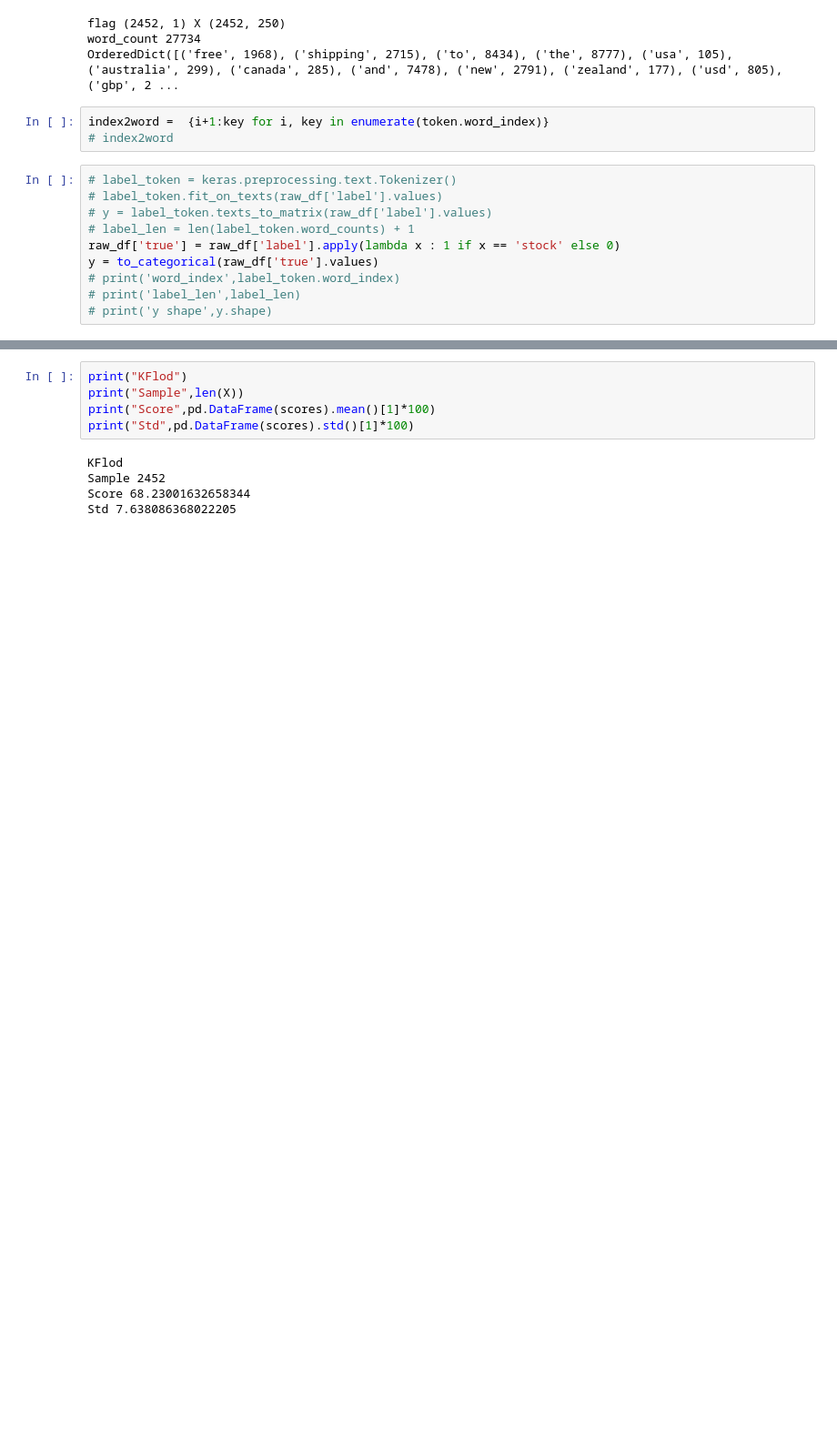
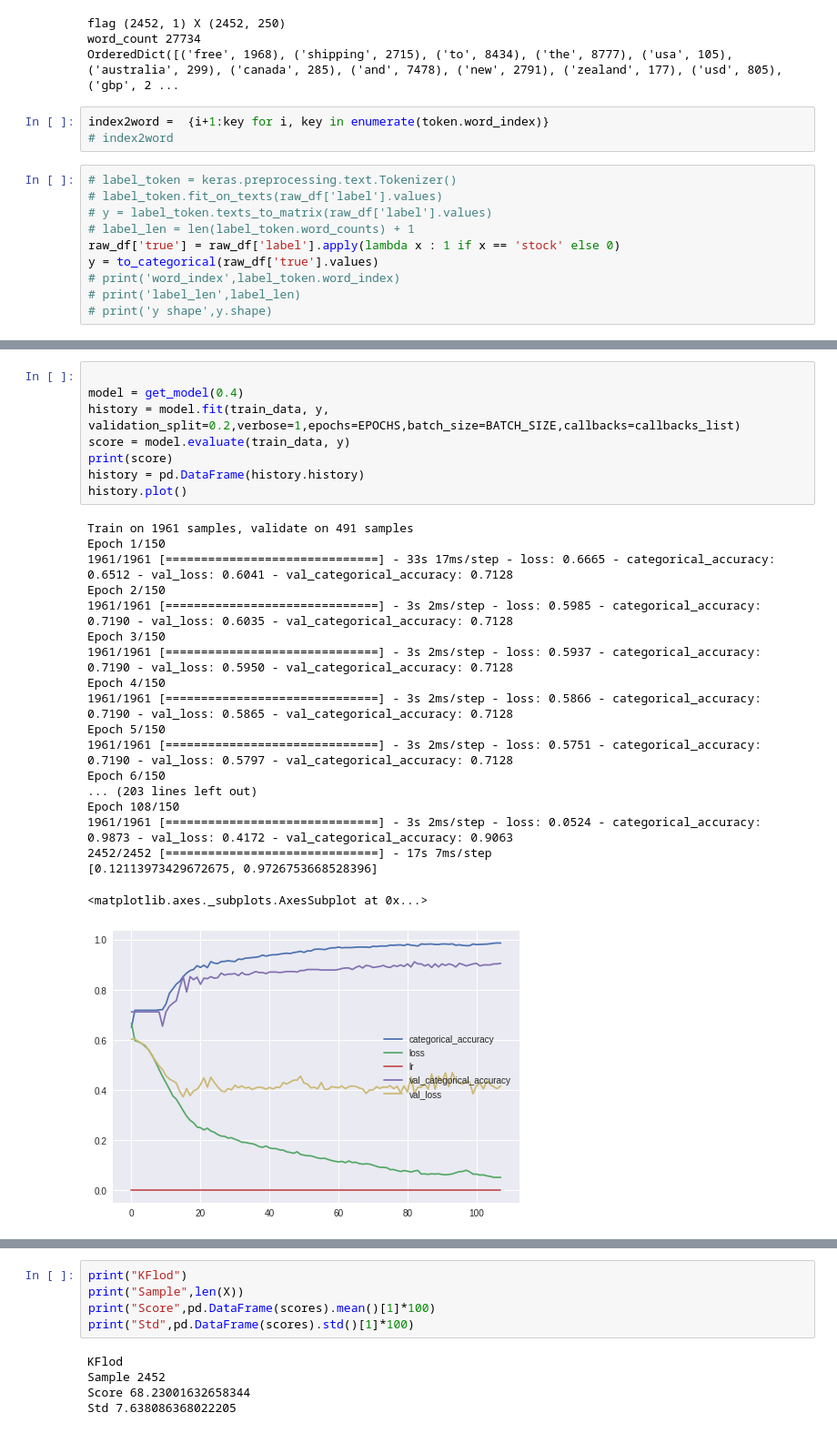
Before and after one commit to sleepless-se/0Colab, a Jupyter notebook: page_satus_conv1d_rnn.ipynb, the cells around one changed output, grey strips where cells are left out. Shown at 91% size. Cells and saved outputs as stored; diff of their text form; blank space fills up the shorter version.

```diff
--- a/page_satus_conv1d_rnn.ipynb
+++ b/page_satus_conv1d_rnn.ipynb
@@ -294,3 +297,31 @@ Epoch 66/100
+# %%
+
+model = get_model(0.4)
+history = model.fit(train_data, y, validation_split=0.2,verbose=1,epochs=EPOCHS,batch_size=BATCH_SIZE,callbacks=callbacks_list)
+score = model.evaluate(train_data, y)
+print(score)
+history = pd.DataFrame(history.history)
+history.plot()
+# %% [output]
+Train on 1961 samples, validate on 491 samples
+Epoch 1/150
+1961/1961 [==============================] - 33s 17ms/step - loss: 0.6665 - categorical_accuracy: 0.6512 - val_loss: 0.6041 - val_categorical_accuracy: 0.7128
+Epoch 2/150
+1961/1961 [==============================] - 3s 2ms/step - loss: 0.5985 - categorical_accuracy: 0.7190 - val_loss: 0.6035 - val_categorical_accuracy: 0.7128
+Epoch 3/150
+1961/1961 [==============================] - 3s 2ms/step - loss: 0.5937 - categorical_accuracy: 0.7190 - val_loss: 0.5950 - val_categorical_accuracy: 0.7128
+Epoch 4/150
+1961/1961 [==============================] - 3s 2ms/step - loss: 0.5866 - categorical_accuracy: 0.7190 - val_loss: 0.5865 - val_categorical_accuracy: 0.7128
+Epoch 5/150
+1961/1961 [==============================] - 3s 2ms/step - loss: 0.5751 - categorical_accuracy: 0.7190 - val_loss: 0.5797 - val_categorical_accuracy: 0.7128
+Epoch 6/150
+... (203 lines left out)
+Epoch 108/150
+1961/1961 [==============================] - 3s 2ms/step - loss: 0.0524 - categorical_accuracy: 0.9873 - val_loss: 0.4172 - val_categorical_accuracy: 0.9063
+2452/2452 [==============================] - 17s 7ms/step
+[0.12113973429672675, 0.9726753668528396]
+<matplotlib.axes._subplots.AxesSubplot at 0x...>
+[figure, added]
 # %%
 
 load_model = keras.models.load_model(filepath)
```
Also changed, not shown: parts of 3 cells of this notebook.
